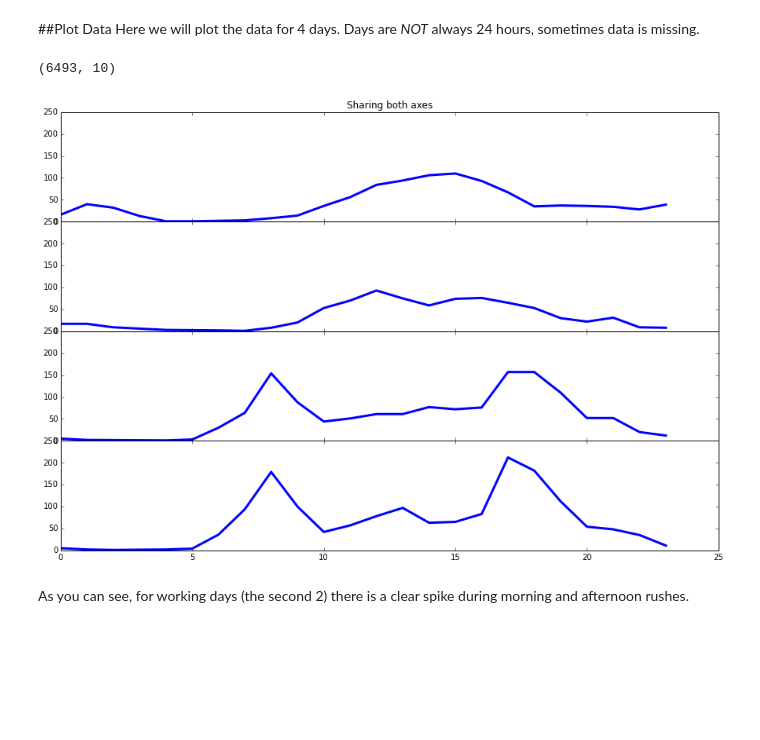
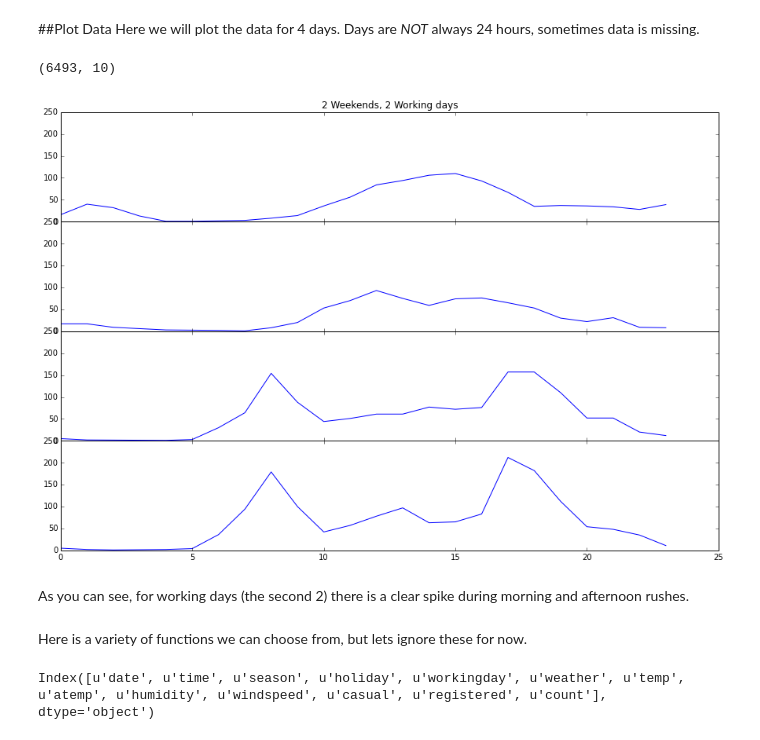
Before and after one commit to grahamannett/bike-kaggle, a Jupyter notebook: main.ipynb, the cells around one changed output. Saved outputs shown, nothing was run; the diff lists cells and outputs as text; code cells hidden in the pictures; blank space fills up the shorter version.

```diff
--- a/main.ipynb
+++ b/main.ipynb
@@ -57,34 +61,34 @@ Here we will plot the data for 4 days.  Days are _NOT_ always 24 hours, sometime
 # %%
 data = pd.read_csv('data/train.csv')
 test = pd.read_csv('data/test.csv')
 data = nicedata(data)
 test2 = nicedata(test)
 print(test.shape)
 #print(test.head(3))
 x=0
 day_1 = data[0:24]
 day_2 = data[24:47]
 day_3 = data[47:69]
 day_4 = data[69:92]
 # print(day_4)
 
 
 f, (ax1, ax2, ax3, ax4) = plt.subplots(4, sharex=True, sharey=True)
 ax1.plot(day_1.time,day_1['count'])
-ax1.set_title('Sharing both axes')
+ax1.set_title('2 Weekends, 2 Working days')
 ax2.plot(day_2.time,day_2['count'])
 ax3.plot(day_3.time,day_3['count'])
 ax4.plot(day_4.time,day_4['count'])
 f.subplots_adjust(hspace=0)
 f.set_size_inches(15,10)
 
 # Fine-tune figure; make subplots close to each other and hide x ticks for
 # all but bottom plot.
 
 # plt.setp([a.get_xticklabels() for a in f.axes[:-1]], visible=False)
 # %% [output]
 (6493, 10)
-[figure, old version]
+[figure, new version]
 # %% [markdown]
 As you can see, for working days (the second 2) there is a clear spike during morning and afternoon rushes.
 # %%
@@ -200,0 +106,11 @@ p = test[test['time']=='01']
+# %% [markdown]
+Here is a variety of functions we can choose from, but lets ignore these for now.
+# %%
+svr_rbf = SVR()
+print(data.columns)
+train_rbf = data[['time','workingday','temp','humidity']]
+target_rbf = data['count']
+test_rbf = test2[['time','workingday','temp','humidity']]
+# print(target_rbf.head(3))
+# %% [output]
+Index([u'date', u'time', u'season', u'holiday', u'workingday', u'weather', u'temp', u'atemp', u'humidity', u'windspeed', u'casual', u'registered', u'count'], dtype='object')
```
Also changed, not shown: parts of 14 cells of this notebook, 3 other files.
